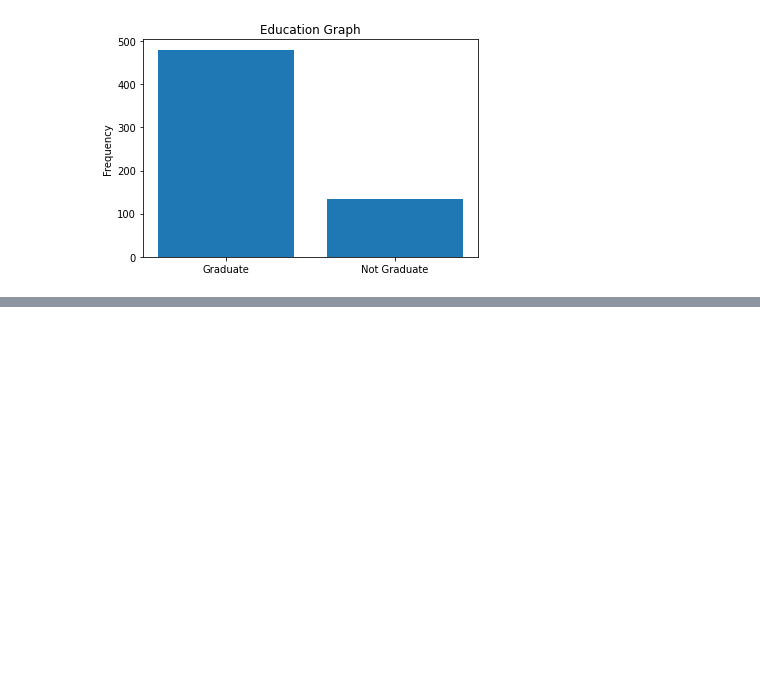
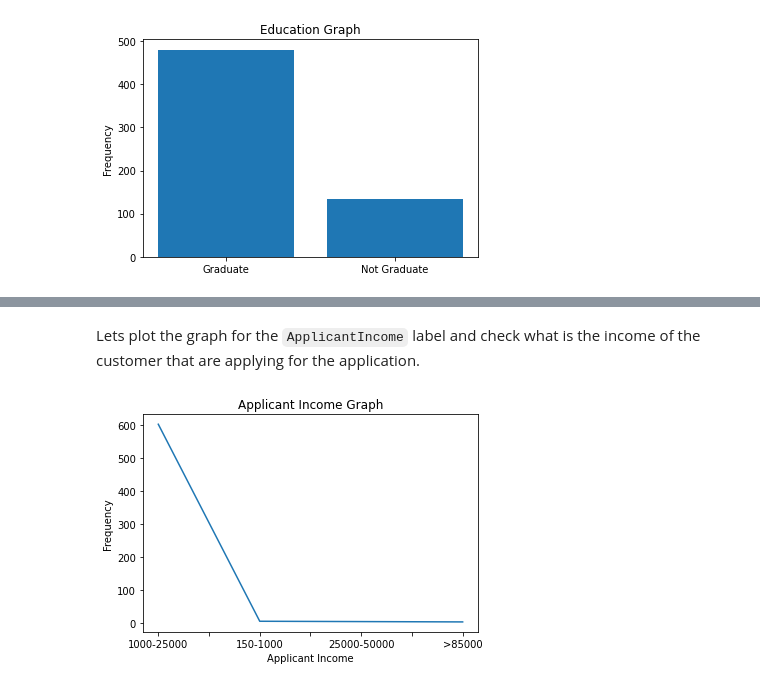
Before and after one commit to abhishek-vaish/home-loan-prediction, a Jupyter notebook: Home_Loan_Prediction.ipynb, the cells around one changed output, grey strips where cells are left out. Saved outputs shown, nothing was run; the diff lists cells and outputs as text; code cells hidden in the pictures; blank space fills up the shorter version.

```diff
--- a/Home_Loan_Prediction.ipynb
+++ b/Home_Loan_Prediction.ipynb
@@ -176,0 +215,22 @@ Mostly `Graduate` customer apply for the home loan. `Not Graduate` customer can
+# %% [markdown]
+Lets plot the graph for the `ApplicantIncome` label and check what is the income of the customer that are applying for the application.
+# %%
+def make_data_defination(data):
+  """
+  This function converts the ApplicantIncome label into different section.
+  """
+  if data in range(150, 1000):
+    return "150-1000"
+  if data in range(1000, 25000):
+    return "1000-25000"
+  if data in range(25000, 50000):
+    return "25000-50000"
+  if data in range(50000, 85000):
+    return ">85000"
+# %%
+train_df['ApplicantIncome'].apply(make_data_defination).value_counts().plot(kind='line');
+plt.title('Applicant Income Graph')
+plt.xlabel('Applicant Income')
+plt.ylabel('Frequency');
+# %% [output]
+[figure, added]
```
Also changed, not shown: parts of 8 cells of this notebook.
